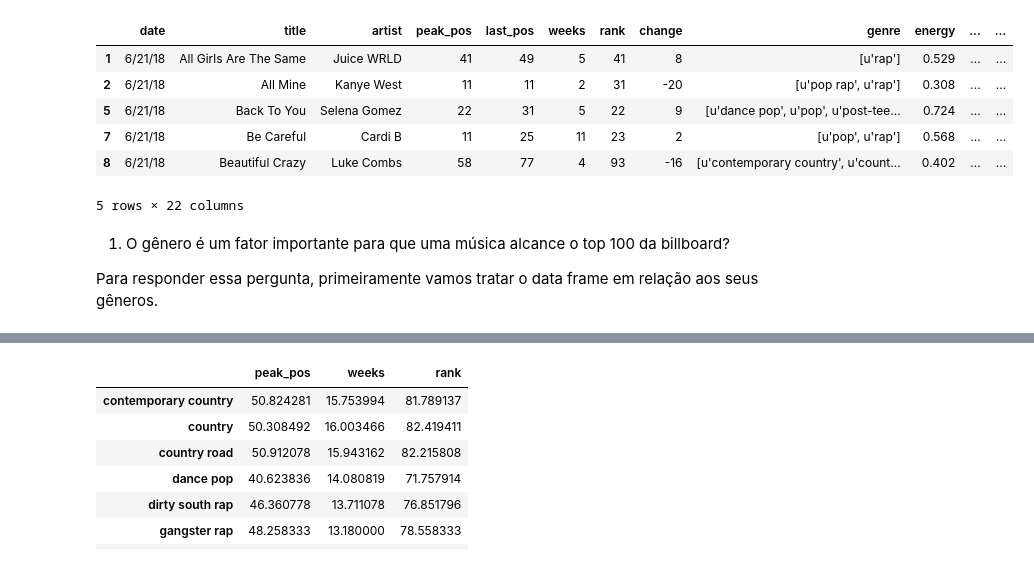
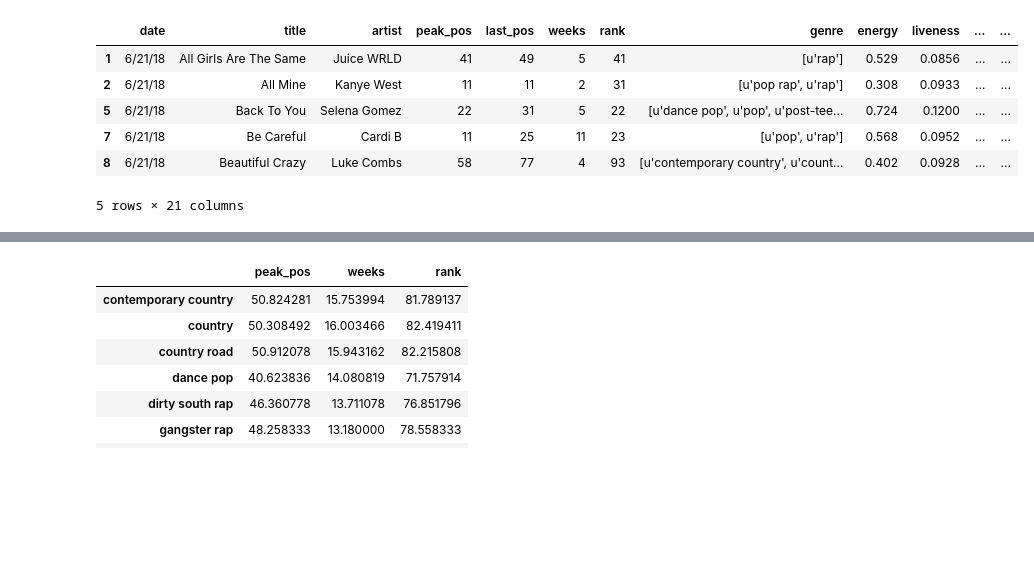
Before and after one commit to mibrahimfm/TP-ICD, a Jupyter notebook: nbs/analise_exploratoria.ipynb, the cells around one changed output, grey strips where cells are left out. Saved outputs shown, nothing was run; the diff lists cells and outputs as text; code cells hidden in the pictures; blank space fills up the shorter version.

```diff
--- a/nbs/analise_exploratoria.ipynb
+++ b/nbs/analise_exploratoria.ipynb
@@ -5,24 +13,18 @@ import pandas as pd
 # %%
-df = pd.read_csv('../dataset/billboard_2000_2018_spotify_lyrics.csv',
+songs = pd.read_csv('../dataset/billboard_2000_2018_spotify_lyrics.csv',
                  encoding='iso-8859-1', na_values='unknown')
-#Colunas retiradas:['year', 'simple_title', 'main_artist', 'spotify_link',
-#                   'spotify_id', 'video_link', 'broad_genre', 'analysis_url', 'lyrics']
 
-df = df[['date', 'title', 'artist', 'peak_pos', 'last_pos', 'weeks', 'rank', 'change', 'genre', 'energy', 'liveness', 'tempo', 'speechiness', 'acousticness', 'instrumentalness', 'time_signature', 'danceability', 'key','duration_ms', 'loudness', 'valence', 'mode']]
+songs = songs[['date', 'title', 'artist', 'peak_pos', 'last_pos', 'weeks', 'rank', 'genre', 'energy', 'liveness', 'tempo', 'speechiness', 'acousticness', 'instrumentalness', 'time_signature', 'danceability', 'key','duration_ms', 'loudness', 'valence', 'mode']]
 
 # Removendo na
-df = df.dropna()
+songs = songs.dropna()
 # %%
-df.head()
+songs.head()
 # %% [output]
-|  | date | title | artist | peak_pos | last_pos | weeks | rank | change | genre | energy | ... | ... |
-| 1 | 6/21/18 | All Girls Are The Same | Juice WRLD | 41 | 49 | 5 | 41 | 8 | [u'rap'] | 0.529 | ... | ... |
-| 2 | 6/21/18 | All Mine | Kanye West | 11 | 11 | 2 | 31 | -20 | [u'pop rap', u'rap'] | 0.308 | ... | ... |
-| 5 | 6/21/18 | Back To You | Selena Gomez | 22 | 31 | 5 | 22 | 9 | [u'dance pop', u'pop', u'post-tee... | 0.724 | ... | ... |
-| 7 | 6/21/18 | Be Careful | Cardi B | 11 | 25 | 11 | 23 | 2 | [u'pop', u'rap'] | 0.568 | ... | ... |
-| 8 | 6/21/18 | Beautiful Crazy | Luke Combs | 58 | 77 | 4 | 93 | -16 | [u'contemporary country', u'count... | 0.402 | ... | ... |
+|  | date | title | artist | peak_pos | last_pos | weeks | rank | genre | energy | liveness | ... | ... |
+| 1 | 6/21/18 | All Girls Are The Same | Juice WRLD | 41 | 49 | 5 | 41 | [u'rap'] | 0.529 | 0.0856 | ... | ... |
+| 2 | 6/21/18 | All Mine | Kanye West | 11 | 11 | 2 | 31 | [u'pop rap', u'rap'] | 0.308 | 0.0933 | ... | ... |
+| 5 | 6/21/18 | Back To You | Selena Gomez | 22 | 31 | 5 | 22 | [u'dance pop', u'pop', u'post-tee... | 0.724 | 0.1200 | ... | ... |
+| 7 | 6/21/18 | Be Careful | Cardi B | 11 | 25 | 11 | 23 | [u'pop', u'rap'] | 0.568 | 0.0952 | ... | ... |
+| 8 | 6/21/18 | Beautiful Crazy | Luke Combs | 58 | 77 | 4 | 93 | [u'contemporary country', u'count... | 0.402 | 0.0928 | ... | ... |
-5 rows × 22 columns
+5 rows × 21 columns
-# %% [markdown]
-1. O gênero é um fator importante para que uma música alcance o top 100 da billboard?
-
-Para responder essa pergunta, primeiramente vamos tratar o data frame em relação aos seus gêneros.
```
Also changed, not shown: parts of 18 cells of this notebook.
